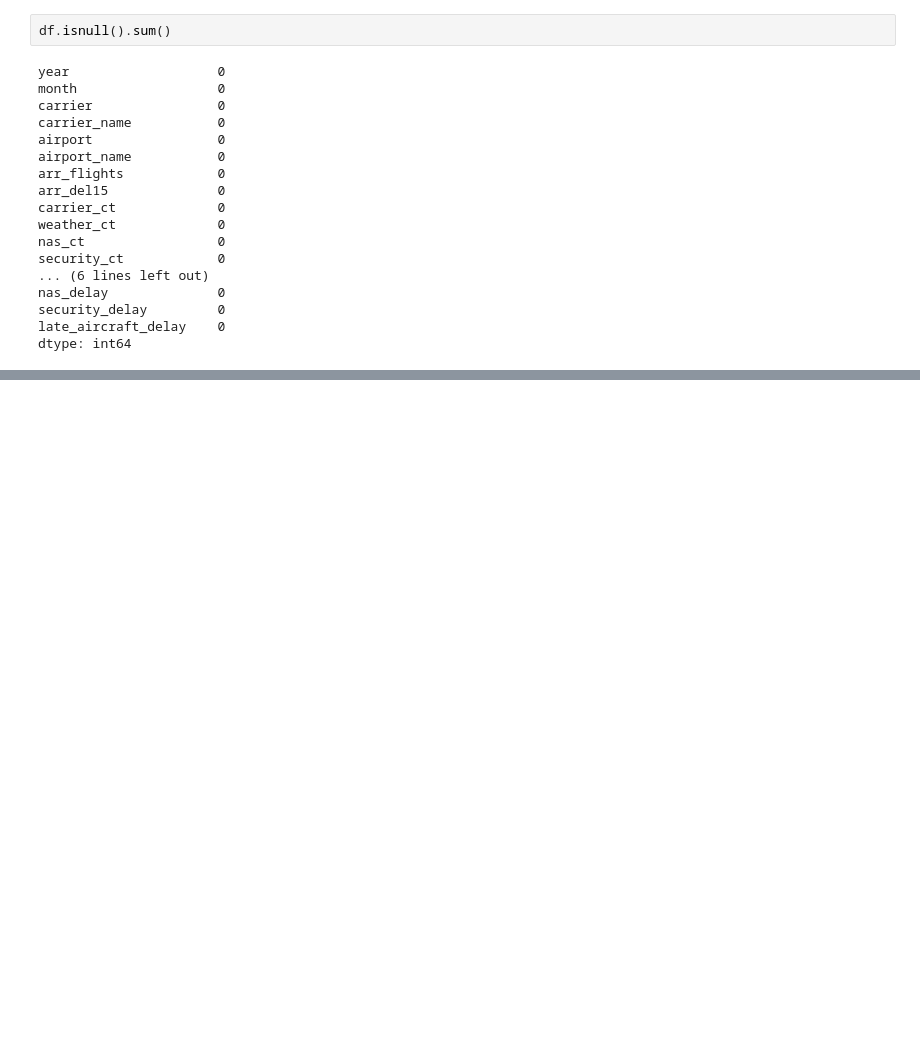
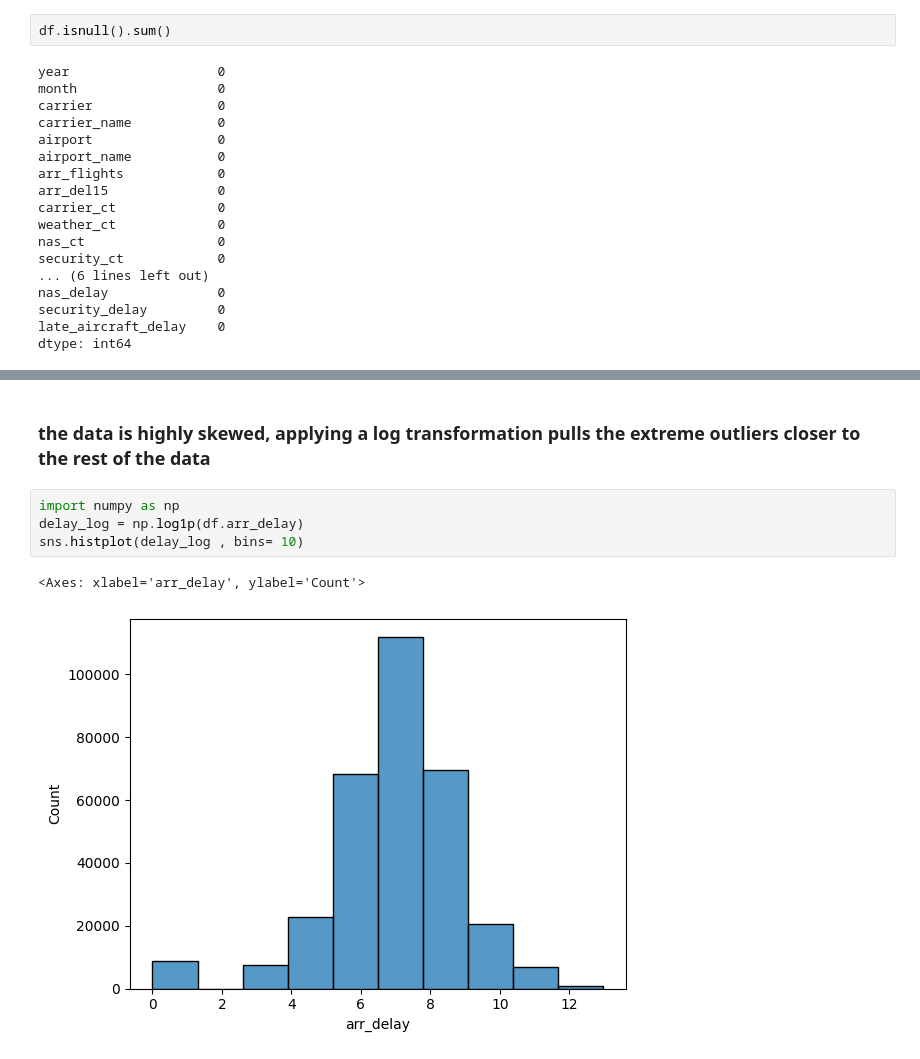
Before and after one commit to waad-moaness/Airline_Delay_Prediction, a Jupyter notebook: notebook.ipynb, the cells around one changed output, grey strips where cells are left out. Drawn from its saved outputs; the diff is of its cells as text; blank space fills up the shorter version.

```diff
--- a/notebook.ipynb
+++ b/notebook.ipynb
@@ -77,0 +225,9 @@ df
+# %% [markdown]
+### the data is highly skewed, applying a log transformation pulls the extreme outliers closer to the rest of the data
+# %%
+import numpy as np
+delay_log = np.log1p(df.arr_delay)
+sns.histplot(delay_log , bins= 10)
+# %% [output]
+<Axes: xlabel='arr_delay', ylabel='Count'>
+[figure, added]
```
Also changed, not shown: parts of 16 cells of this notebook.
